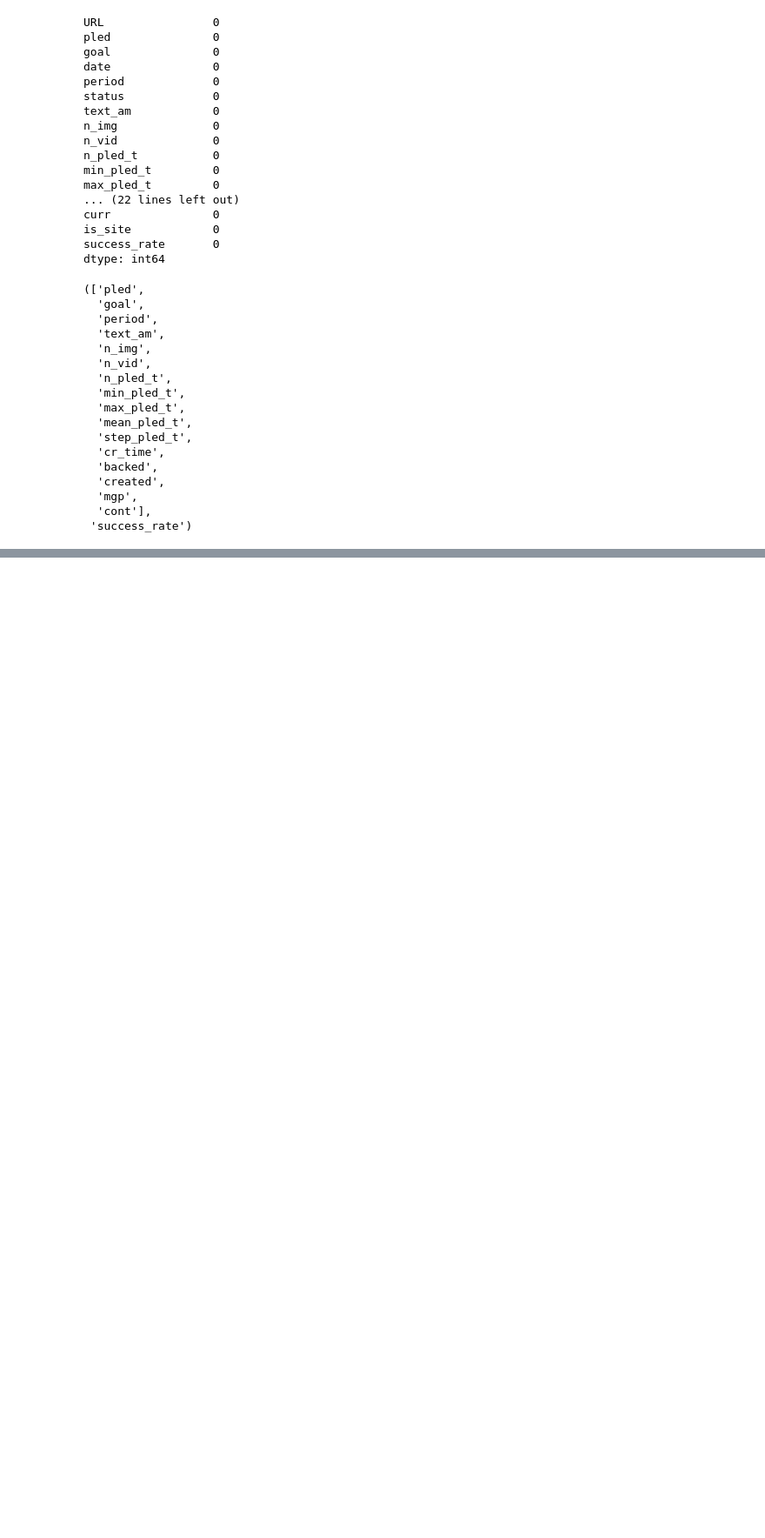
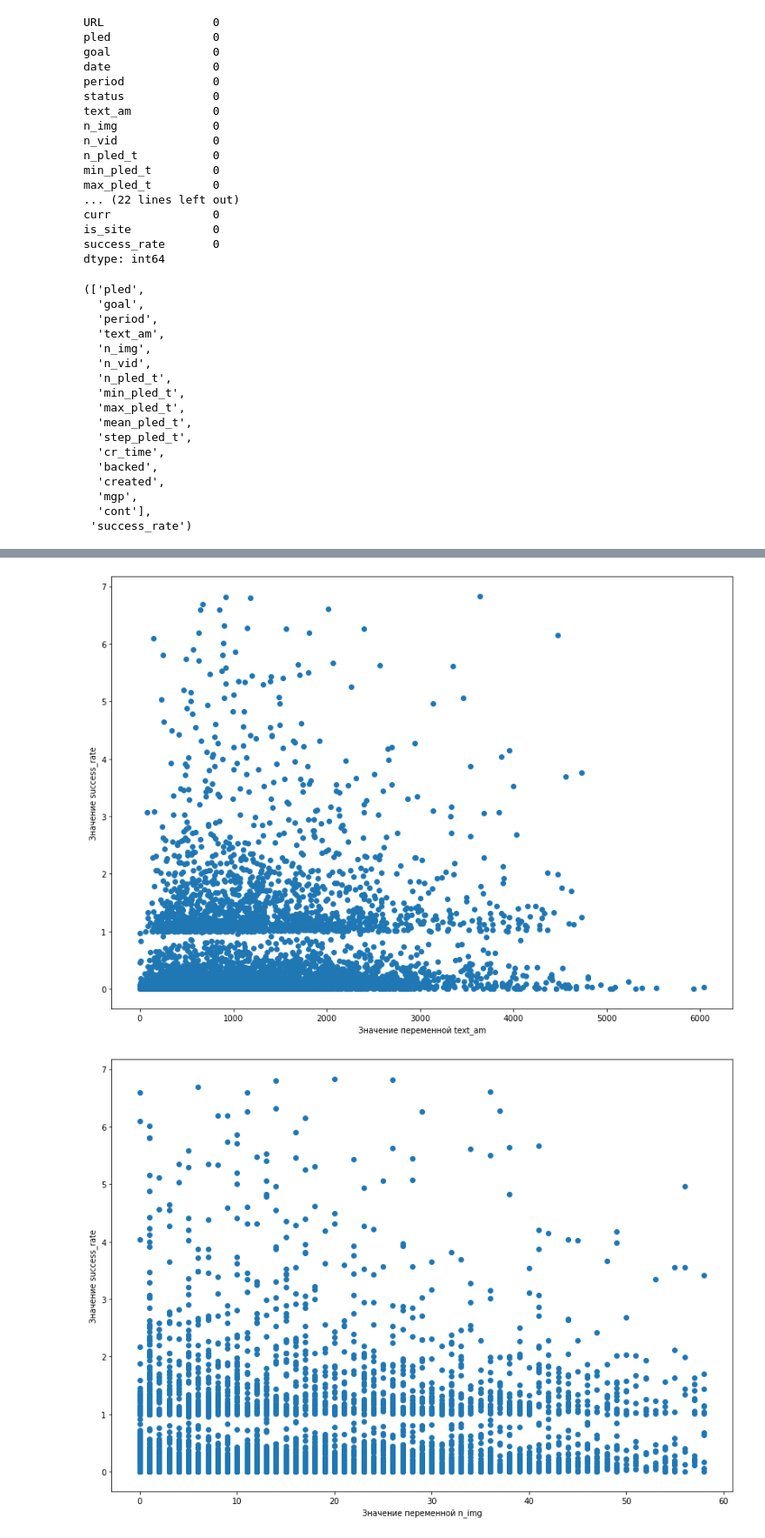
Before and after one commit to Yue2u/DANO-olympiade, a Jupyter notebook: Result.ipynb, the cells around one changed output, grey strips where cells are left out. Shown at 87% size. Drawn from its saved outputs; the diff is of its cells as text; code cells hidden in the pictures; blank space fills up the shorter version.

```diff
--- a/Result.ipynb
+++ b/Result.ipynb
@@ -175,0 +184,6 @@ success_rate: 84 lines deleted
+# %%
+for col in futures:
+    draw_scatter(df, col)
+# %% [output]
+[figure, added]
+[figure, added]
```
Also changed, not shown: parts of 26 cells of this notebook.
